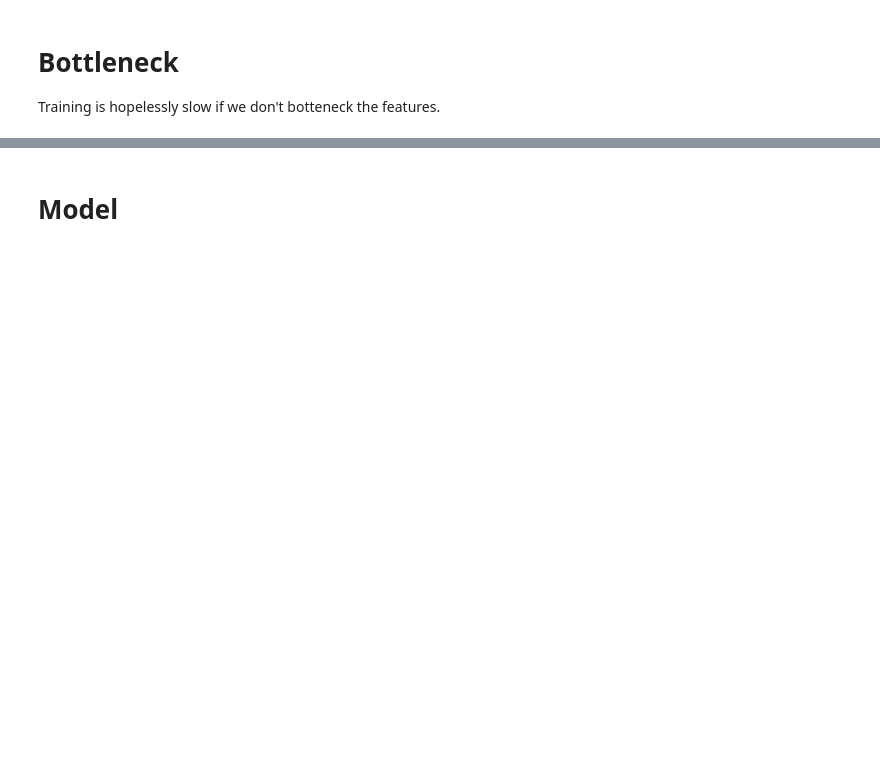
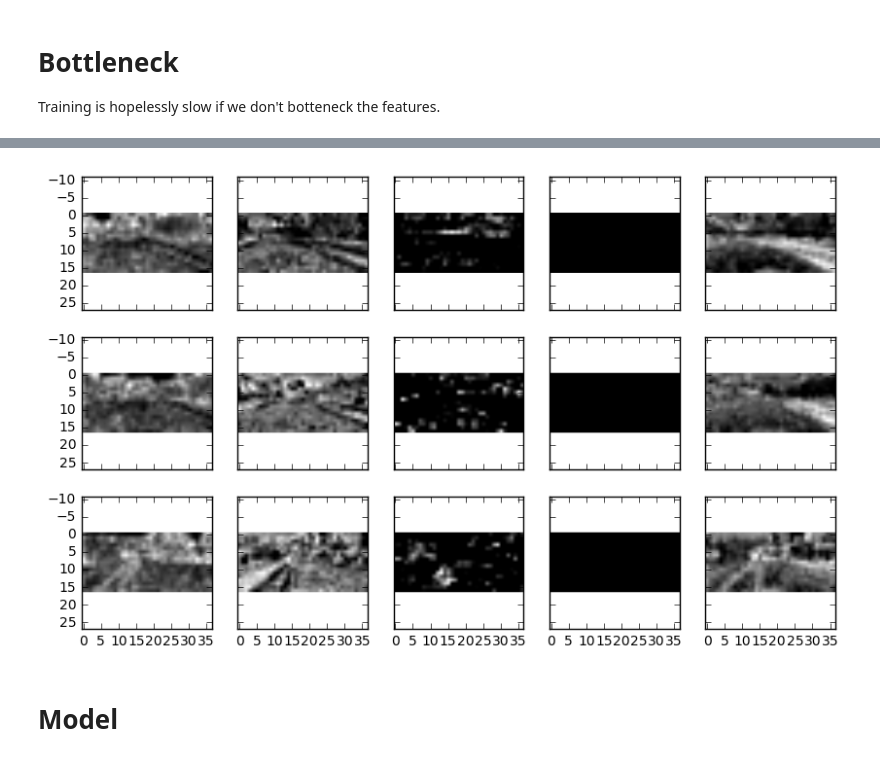
Before and after one commit to jdleesmiller/carnd-cloning, a Jupyter notebook: preprocess.ipynb, the cells around one changed output, grey strips where cells are left out. Drawn from its saved outputs; the diff is of its cells as text; code cells hidden in the pictures; blank space fills up the shorter version.

```diff
--- a/preprocess.ipynb
+++ b/preprocess.ipynb
@@ -58,4 +108,13 @@ bottleneck_features.run(DATA_DIR)
-# %%
-bottleneck_center_image = np.load(os.path.join(DATA_DIR, get_bottleneck_npy_filename('center_image')))
-print(bottleneck_center_image[0].transpose().shape)
-plt.imshow(bottleneck_center_image[0].transpose()[0:32,:,:])
+# %%
+def plot_bottleneck_output(num_images, num_channels, image_stride=50):
+    bottleneck_center_image = \
+        np.load(os.path.join(DATA_DIR, get_bottleneck_filename('center_image')))['arr_0']
+    fig, axes = plt.subplots(num_images, num_channels,
+                             figsize=(2*num_channels, 2*num_images),
+                             sharex=True, sharey=True)
+    for i in range(num_images):
+        for j in range(num_channels):
+            axes[i][j].imshow(bottleneck_center_image[i * image_stride][:,:,j], cmap='gray')
+plot_bottleneck_output(3,5)
+# %% [output]
+[figure, added]
```
Also changed, not shown: parts of 16 cells of this notebook, 6 other files.
